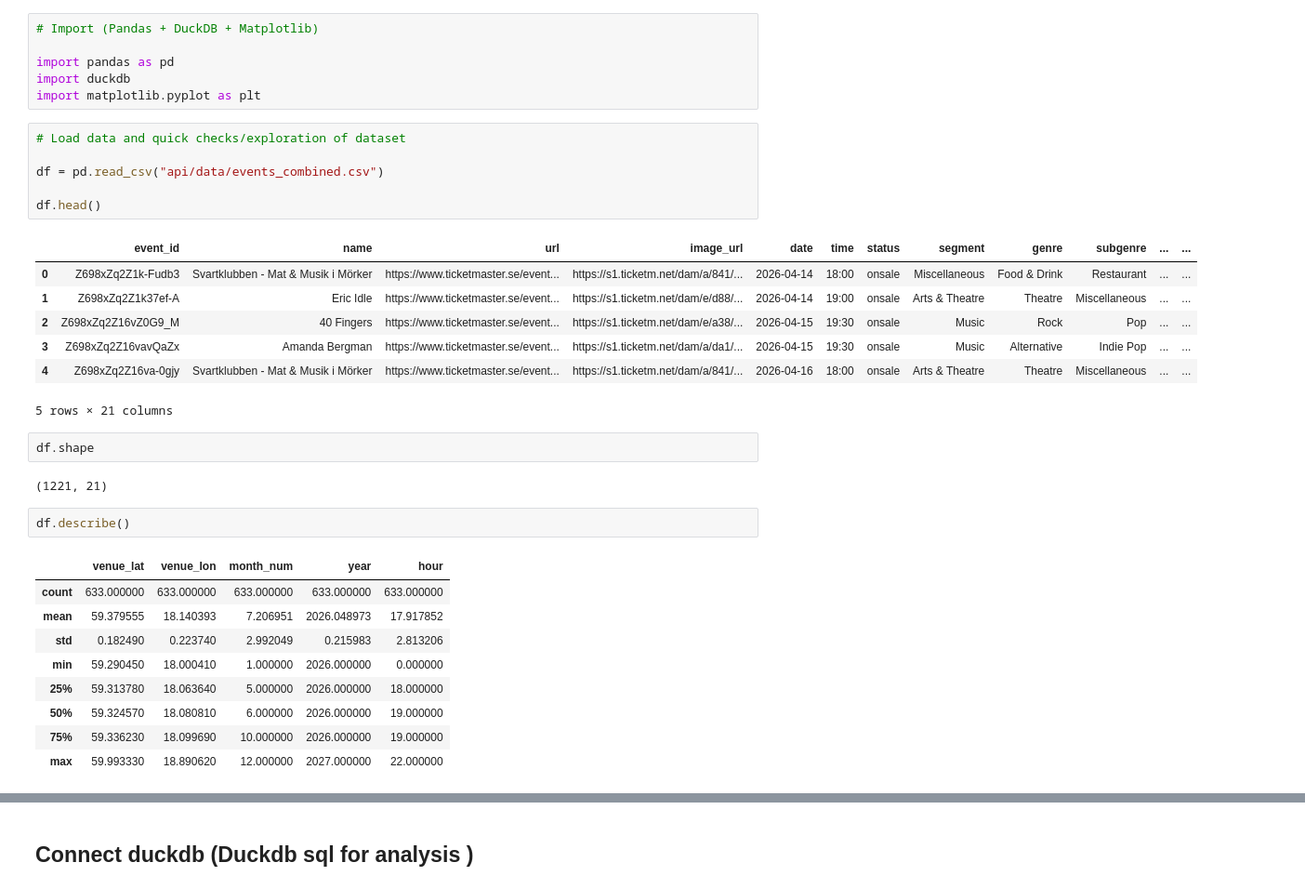
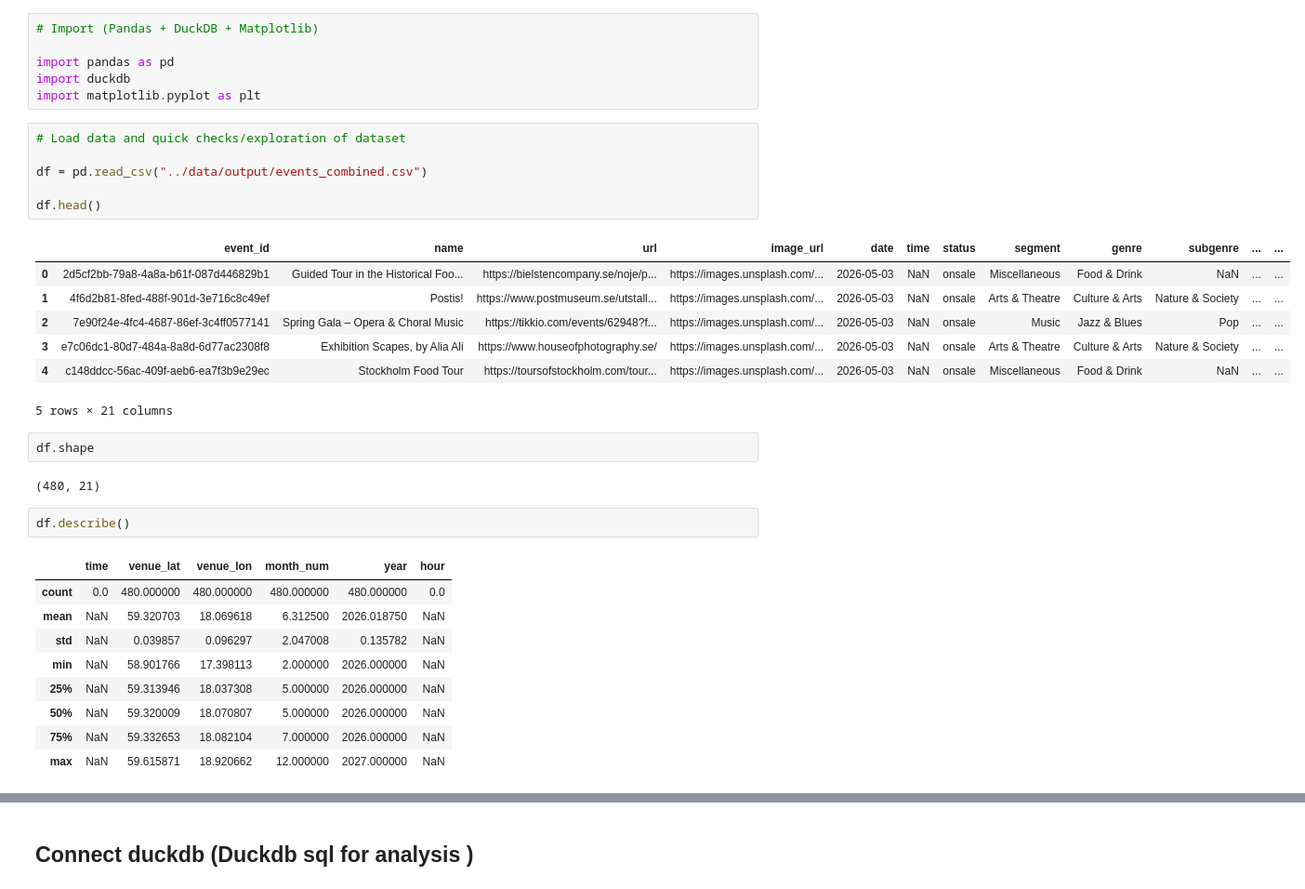
Before and after one commit to LisaYllander92/Visualization_project, a Jupyter notebook: eda/eda_dennis.ipynb, the cells around one changed output, grey strips where cells are left out. Shown at 93% size. Drawn from its saved outputs; the diff is of its cells as text.

```diff
--- a/eda/eda_dennis.ipynb
+++ b/eda/eda_dennis.ipynb
@@ -9,33 +9,33 @@ import matplotlib.pyplot as plt
 # %%
 # Load data and quick checks/exploration of dataset
 
-df = pd.read_csv("api/data/events_combined.csv")
+df = pd.read_csv("../data/output/events_combined.csv")
 
 df.head()
 # %% [output]
 |  | event_id | name | url | image_url | date | time | status | segment | genre | subgenre | ... | ... |
-| 0 | Z698xZq2Z1k-Fudb3 | Svartklubben - Mat & Musik i Mörker | https://www.ticketmaster.se/event... | https://s1.ticketm.net/dam/a/841/... | 2026-04-14 | 18:00 | onsale | Miscellaneous | Food & Drink | Restaurant | ... | ... |
-| 1 | Z698xZq2Z1k37ef-A | Eric Idle | https://www.ticketmaster.se/event... | https://s1.ticketm.net/dam/e/d88/... | 2026-04-14 | 19:00 | onsale | Arts & Theatre | Theatre | Miscellaneous | ... | ... |
-| 2 | Z698xZq2Z16vZ0G9_M | 40 Fingers | https://www.ticketmaster.se/event... | https://s1.ticketm.net/dam/e/a38/... | 2026-04-15 | 19:30 | onsale | Music | Rock | Pop | ... | ... |
-| 3 | Z698xZq2Z16vavQaZx | Amanda Bergman | https://www.ticketmaster.se/event... | https://s1.ticketm.net/dam/a/da1/... | 2026-04-15 | 19:30 | onsale | Music | Alternative | Indie Pop | ... | ... |
-| 4 | Z698xZq2Z16va-0gjy | Svartklubben - Mat & Musik i Mörker | https://www.ticketmaster.se/event... | https://s1.ticketm.net/dam/a/841/... | 2026-04-16 | 18:00 | onsale | Arts & Theatre | Theatre | Miscellaneous | ... | ... |
+| 0 | 2d5cf2bb-79a8-4a8a-b61f-087d446829b1 | Guided Tour in the Historical Foo... | https://bielstencompany.se/noje/p... | https://images.unsplash.com/... | 2026-05-03 | NaN | onsale | Miscellaneous | Food & Drink | NaN | ... | ... |
+| 1 | 4f6d2b81-8fed-488f-901d-3e716c8c49ef | Postis! | https://www.postmuseum.se/utstall... | https://images.unsplash.com/... | 2026-05-03 | NaN | onsale | Arts & Theatre | Culture & Arts | Nature & Society | ... | ... |
+| 2 | 7e90f24e-4fc4-4687-86ef-3c4ff0577141 | Spring Gala – Opera & Choral Music | https://tikkio.com/events/62948?f... | https://images.unsplash.com/... | 2026-05-03 | NaN | onsale | Music | Jazz & Blues | Pop | ... | ... |
+| 3 | e7c06dc1-80d7-484a-8a8d-6d77ac2308f8 | Exhibition Scapes, by Alia Ali | https://www.houseofphotography.se/ | https://images.unsplash.com/... | 2026-05-03 | NaN | onsale | Arts & Theatre | Culture & Arts | Nature & Society | ... | ... |
+| 4 | c148ddcc-56ac-409f-aeb6-ea7f3b9e29ec | Stockholm Food Tour | https://toursofstockholm.com/tour... | https://images.unsplash.com/... | 2026-05-03 | NaN | onsale | Miscellaneous | Food & Drink | NaN | ... | ... |
 5 rows × 21 columns
 # %%
 df.shape
 # %% [output]
-(1221, 21)
+(480, 21)
 # %%
 df.describe()
 # %% [output]
-|  | venue_lat | venue_lon | month_num | year | hour |
-| count | 633.000000 | 633.000000 | 633.000000 | 633.000000 | 633.000000 |
-| mean | 59.379555 | 18.140393 | 7.206951 | 2026.048973 | 17.917852 |
-| std | 0.182490 | 0.223740 | 2.992049 | 0.215983 | 2.813206 |
-| min | 59.290450 | 18.000410 | 1.000000 | 2026.000000 | 0.000000 |
-| 25% | 59.313780 | 18.063640 | 5.000000 | 2026.000000 | 18.000000 |
-| 50% | 59.324570 | 18.080810 | 6.000000 | 2026.000000 | 19.000000 |
-| 75% | 59.336230 | 18.099690 | 10.000000 | 2026.000000 | 19.000000 |
-| max | 59.993330 | 18.890620 | 12.000000 | 2027.000000 | 22.000000 |
+|  | time | venue_lat | venue_lon | month_num | year | hour |
+| count | 0.0 | 480.000000 | 480.000000 | 480.000000 | 480.000000 | 0.0 |
+| mean | NaN | 59.320703 | 18.069618 | 6.312500 | 2026.018750 | NaN |
+| std | NaN | 0.039857 | 0.096297 | 2.047008 | 0.135782 | NaN |
+| min | NaN | 58.901766 | 17.398113 | 2.000000 | 2026.000000 | NaN |
+| 25% | NaN | 59.313946 | 18.037308 | 5.000000 | 2026.000000 | NaN |
+| 50% | NaN | 59.320009 | 18.070807 | 5.000000 | 2026.000000 | NaN |
+| 75% | NaN | 59.332653 | 18.082104 | 7.000000 | 2026.000000 | NaN |
+| max | NaN | 59.615871 | 18.920662 | 12.000000 | 2027.000000 | NaN |
 # %%
 df.info()
 # %% [output]
```
Also changed, not shown: parts of 21 cells of this notebook, 9 other files.
